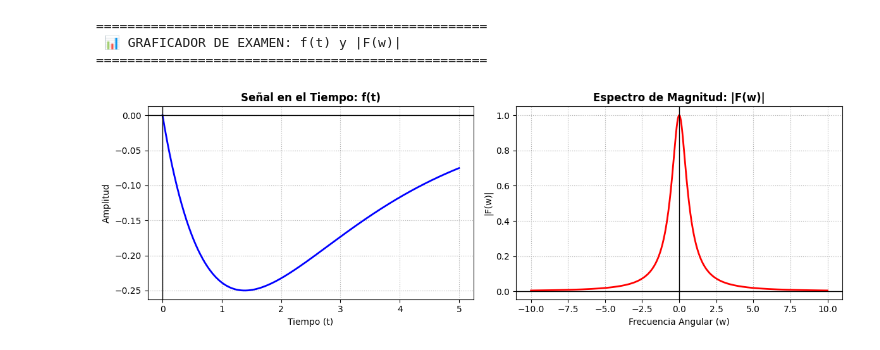
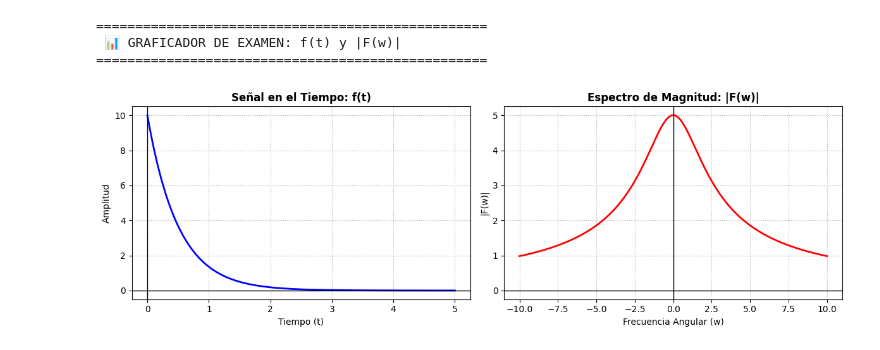
Before and after one commit to tisonsinga/apli2parcial3xd, a Jupyter notebook: Transformada de Fourier/Graficador_Examen.ipynb, the cells around one changed output. Saved outputs shown, nothing was run; the diff lists cells and outputs as text; code cells hidden in the pictures.

```diff
--- a/Transformada de Fourier/Graficador_Examen.ipynb
+++ b/Transformada de Fourier/Graficador_Examen.ipynb
@@ -38,33 +38,33 @@ def graficar_examen(f_t_expr, F_w_expr):
     ax1.set_xlabel('Tiempo (t)')
     ax1.set_ylabel('Amplitud')
     ax1.axhline(0, color='black', linewidth=1)
     ax1.axvline(0, color='black', linewidth=1)
     ax1.grid(True, linestyle=':')
 
     # Gráfica en la Frecuencia (Espectro de Magnitud)
     ax2.plot(w_vals, y_w, color='red', linewidth=2)
     ax2.set_title('Espectro de Magnitud: |F(w)|', fontweight='bold')
     ax2.set_xlabel('Frecuencia Angular (w)')
     ax2.set_ylabel('|F(w)|')
     ax2.axhline(0, color='black', linewidth=1)
     ax2.axvline(0, color='black', linewidth=1)
     ax2.grid(True, linestyle=':')
 
     plt.tight_layout()
     plt.show()
 
 # ==========================================
 # 📝 ZONA DE CONFIGURACIÓN
 # ==========================================
 # Pega aquí la f(t) que te dio la caja negra
-mi_f_t = sp.exp(-t) - sp.exp(-t/2)
+mi_f_t = 10*sp.exp(-2*t)
 
 # Pega aquí la F(w) del enunciado del examen
-mi_F_w = 1 / ((1 + j*w) * (1 + 2*j*w))
+mi_F_w = 10/(2+j*w)
 
 graficar_examen(mi_f_t, mi_F_w)
 # %% [output]
 ==================================================
  📊 GRAFICADOR DE EXAMEN: f(t) y |F(w)|
 ==================================================
-[figure, old version]
+[figure, new version]
```
Also changed, not shown: 5 other files.
